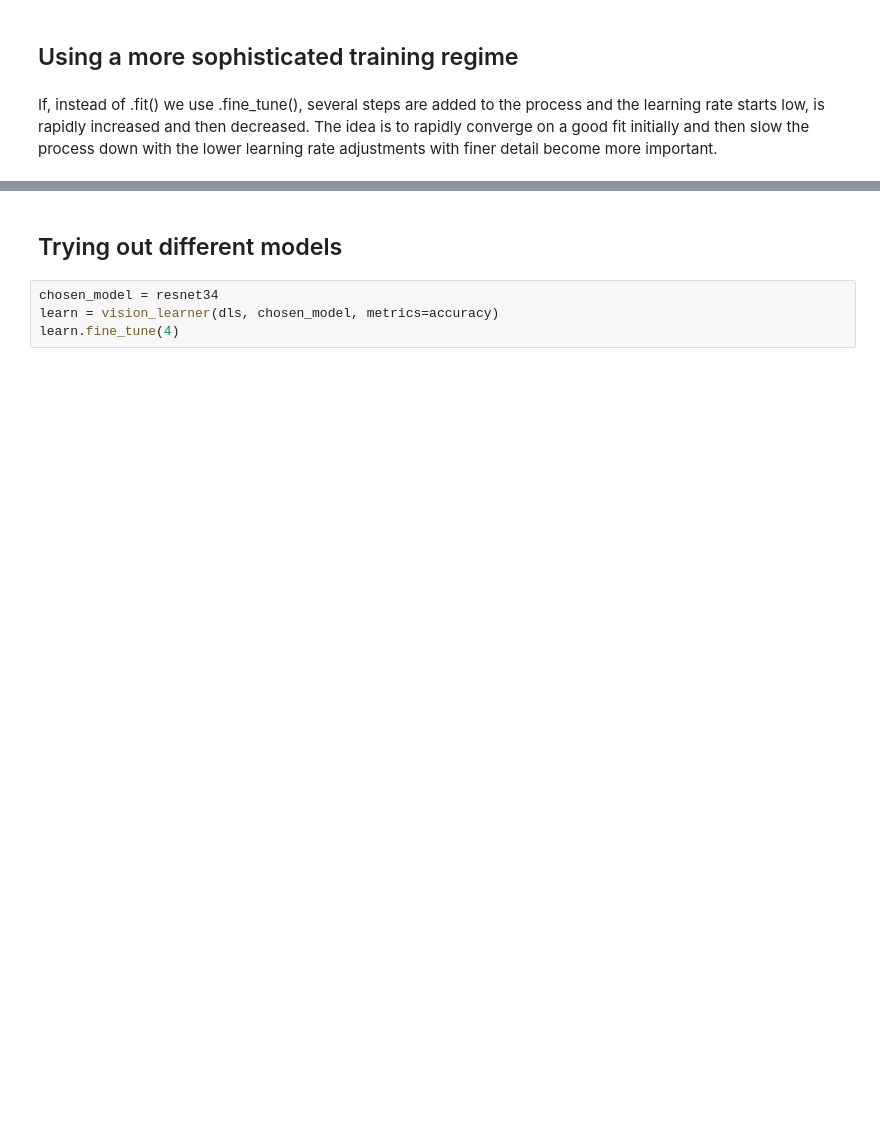
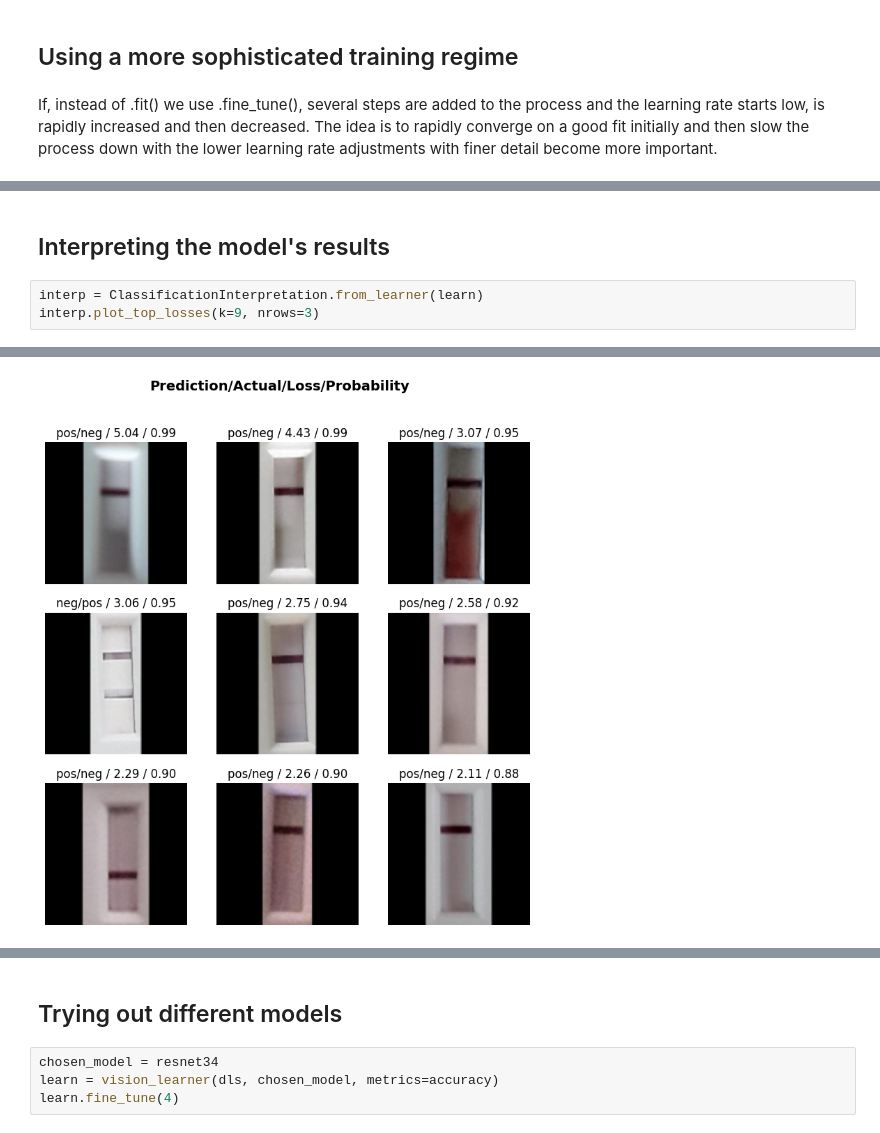
Before and after one commit to carlvh-wimmy/ahri_practicals, a Jupyter notebook: hiv_vision/1_vision_tutorial_clean.ipynb, the cells around one changed output, grey strips where cells are left out. Cells and saved outputs as stored; diff of their text form; blank space fills up the shorter version.

```diff
--- a/hiv_vision/1_vision_tutorial_clean.ipynb
+++ b/hiv_vision/1_vision_tutorial_clean.ipynb
@@ -208,0 +212,6 @@ Error:
+# %% [markdown]
+## Interpreting the model's results
+# %%
+interp = ClassificationInterpretation.from_learner(learn)
+interp.plot_top_losses(k=9, nrows=3)
+# %% [output]
@@ -208,0 +220 @@ Error:
+[figure, added]
```
Also changed, not shown: parts of 13 cells of this notebook, 2 other files.
